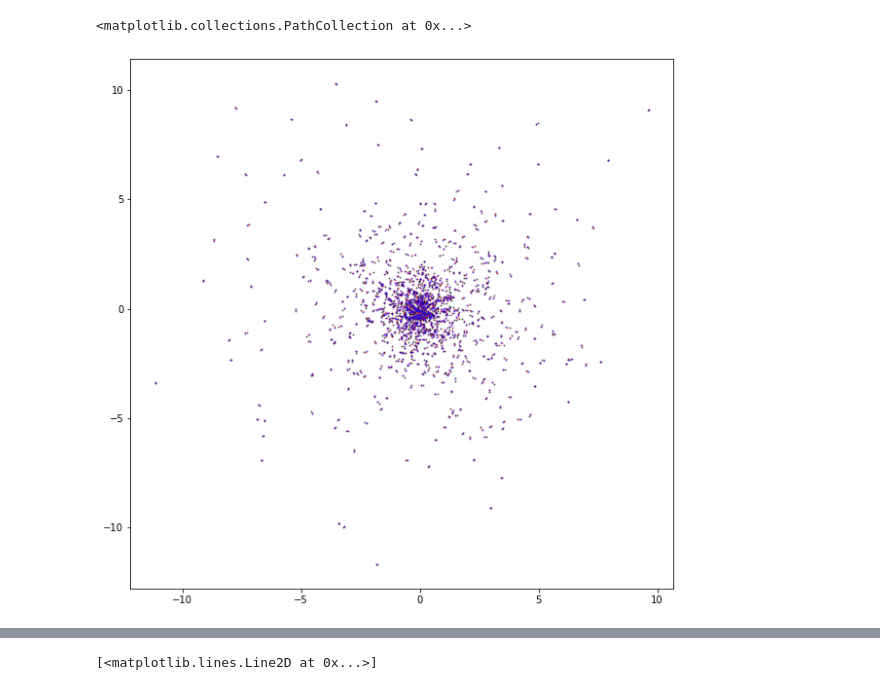
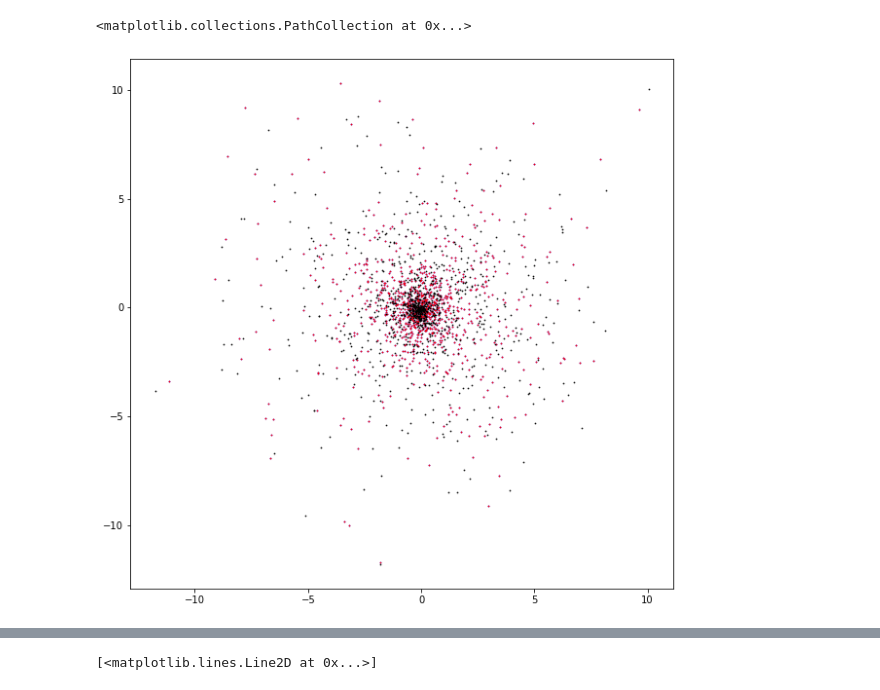
Before and after one commit to YongseokJo/NbodyPlus, a Jupyter notebook: test_problems/star_cluster/sc_1e5.ipynb, the cells around one changed output, grey strips where cells are left out. Cells and saved outputs as stored; diff of their text form; code cells hidden in the pictures.

```diff
--- a/test_problems/star_cluster/sc_1e5.ipynb
+++ b/test_problems/star_cluster/sc_1e5.ipynb
@@ -3,11 +3,11 @@ import numpy as np
 import pandas as pd
 import matplotlib.pyplot as plt
 # %%
-num_snap = 6
+num_snap = 200
 num_ptcl = 1000
 data     =np.zeros((num_ptcl,6,num_snap))
 for i in range(num_snap):
-    f=open(f"../../src/output/snapshot_{10*i+1}.txt", "r")
+    f=open(f"../../src/output/snapshot_{i+1}.txt", "r")
     f.readline();f.readline();
     for j, line in enumerate(f.readlines()):
         quan = line.split()
@@ -20,13 +20,13 @@ for i in range(num_snap):
 # %%
 plt.figure(figsize=(10,10))
 i=0
-plt.scatter(data[:,0,i],data[:,1,i], s=1,c='k',alpha=0.5)
-i=4
-plt.scatter(data[:,0,i],data[:,1,i], s=1,c='r',alpha=0.5)
-i=5
-plt.scatter(data[:,0,i],data[:,1,i], s=1,c='b',alpha=0.5)
+plt.scatter(data[:,0,i],data[:,1,i], s=0.5,c='b',alpha=1,zorder=1)
+i=0
+plt.scatter(data[:,0,i],data[:,1,i], s=0.5,c='r',alpha=1,zorder=2)
+i=199
+plt.scatter(data[:,0,i],data[:,1,i], s=0.5,c='k',alpha=1,zorder=3)
 # %% [output]
 <matplotlib.collections.PathCollection at 0x...>
-[figure, old version]
+[figure, new version]
 # %%
 plt.figure(figsize=(10,10))
```
Also changed, not shown: parts of 1 cell of this notebook, 1 other file.
